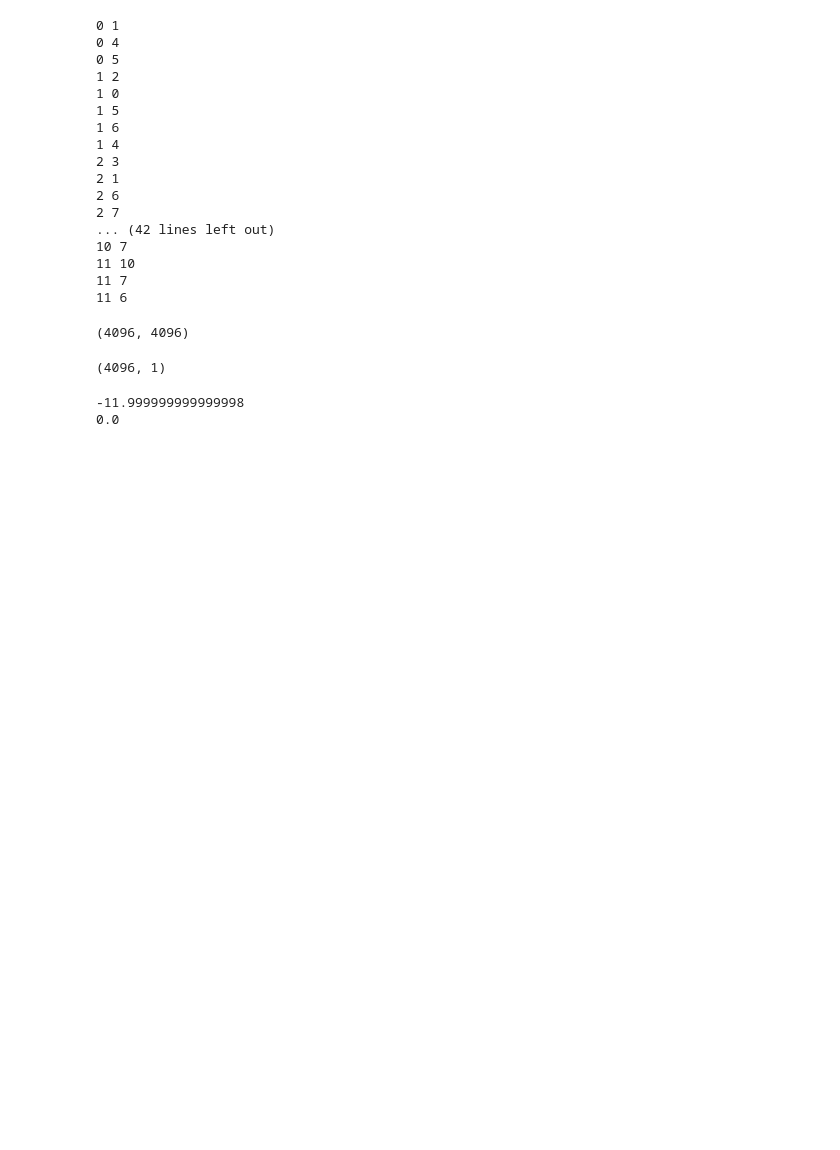
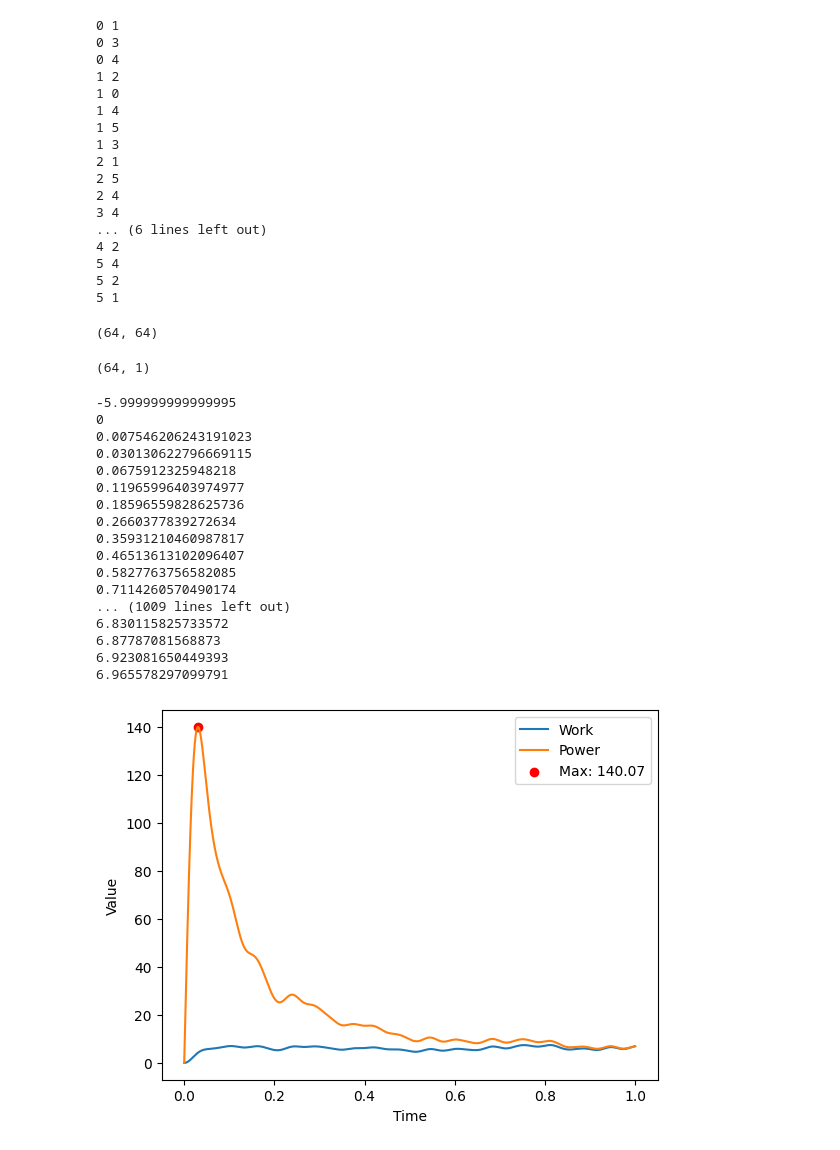
Before and after one commit to Vminhkiet/qbattery, a Jupyter notebook: calculate.ipynb, the cells around one changed output. Saved outputs shown, nothing was run; the diff lists cells and outputs as text; code cells hidden in the pictures; blank space fills up the shorter version.

```diff
--- a/calculate.ipynb
+++ b/calculate.ipynb
@@ -17,36 +20,36 @@ from matplotlib.ticker import FuncFormatter
 # %%
-n_row=3
-n_column=4
+n_row=2
+n_column=3
 num_qubits=n_row*n_column
-thetasj=np.random.rand(num_qubits) * 4 * np.pi
-thetasg=np.random.rand(num_qubits) * 4 * np.pi
-h1=base.hamiltonian.h1_2D(n_row,n_column,thetasj,thetasg,h=0)
+thetas=np.random.rand(2*num_qubits) * 4 * np.pi
+
+h1=base.hamiltonian.h1_2D(n_row,n_column,thetas)
 # %% [output]
 0 1
+0 3
 0 4
-0 5
 1 2
 1 0
+1 4
 1 5
-1 6
-1 4
-2 3
+1 3
 2 1
-2 6
-2 7
-... (42 lines left out)
-10 7
-11 10
-11 7
-11 6
+2 5
+2 4
+3 4
+... (6 lines left out)
+4 2
+5 4
+5 2
+5 1
 # %%
 print(h1.shape)
 # %% [output]
-(4096, 4096)
+(64, 64)
 # %%
 print(base.object.psi_0(num_qubits).shape)
 # %% [output]
-(4096, 1)
+(64, 1)
 # %%
 def test(num_qubits, t1,h1,shots):
     """
@@ -64,33 +67,49 @@ def test(num_qubits, t1,h1,shots):
     arrayP=[]
     h0=base.hamiltonian.h0(num_qubits,h=1)
     ps0=base.object.psi_0(num_qubits)
     E0=np.real( (tq.daggx(ps0)) @h0@ ps0)[0, 0]
     print(E0)
     for t in time:
         w = 0
         p = 0
         if(t!=0):
             w = base.object.E(t,h1,h0,ps0) - E0
             p = w/t
 
         print(w)
         arrayW.append(w)
         arrayP.append(p)
 
     return time,arrayP,arrayW
-t = 1
+t = 2
 ltime,arP,arW=test(num_qubits,t,h1,shots=1024)
 
 max_value=np.max(arP)
 max_index = np.argmax(arP)
 max_time = ltime[max_index]
 plt.plot(ltime, arW, label="Work")
 plt.plot(ltime, arP, label="Power")
 plt.xlabel('Time')
 plt.ylabel('Value')
 plt.scatter(max_time, max_value, color='red', label=f"Max: {np.round(max_value, 2)}")
 plt.legend()
 plt.show()
 # %% [output]
--11.999999999999998
-0.0
+-5.999999999999995
+0
+0.007546206243191023
+0.030130622796669115
+0.0675912325948218
+0.11965996403974977
+0.18596559828625736
+0.2660377839272634
+0.35931210460987817
+0.46513613102096407
+0.5827763756582085
+0.7114260570490174
+... (1009 lines left out)
+6.830115825733572
+6.87787081568873
+6.923081650449393
+6.965578297099791
+[figure, added]
```
Also changed, not shown: parts of 2 cells of this notebook, 2 other files.
